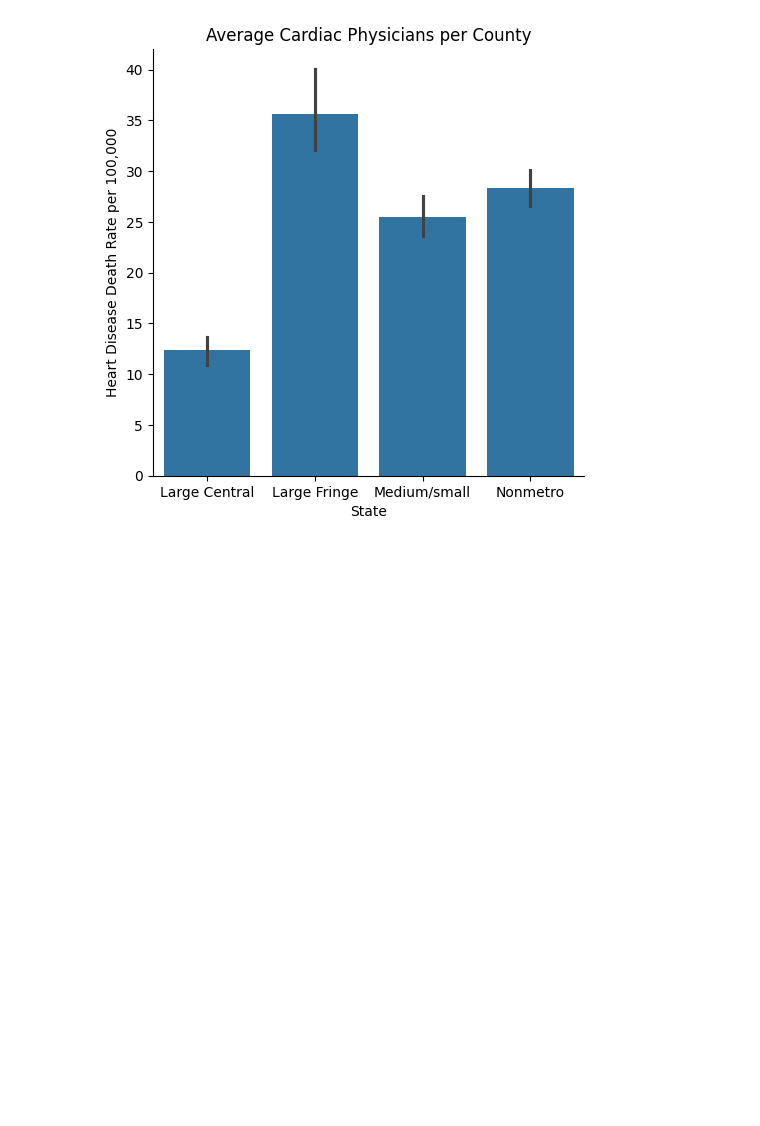
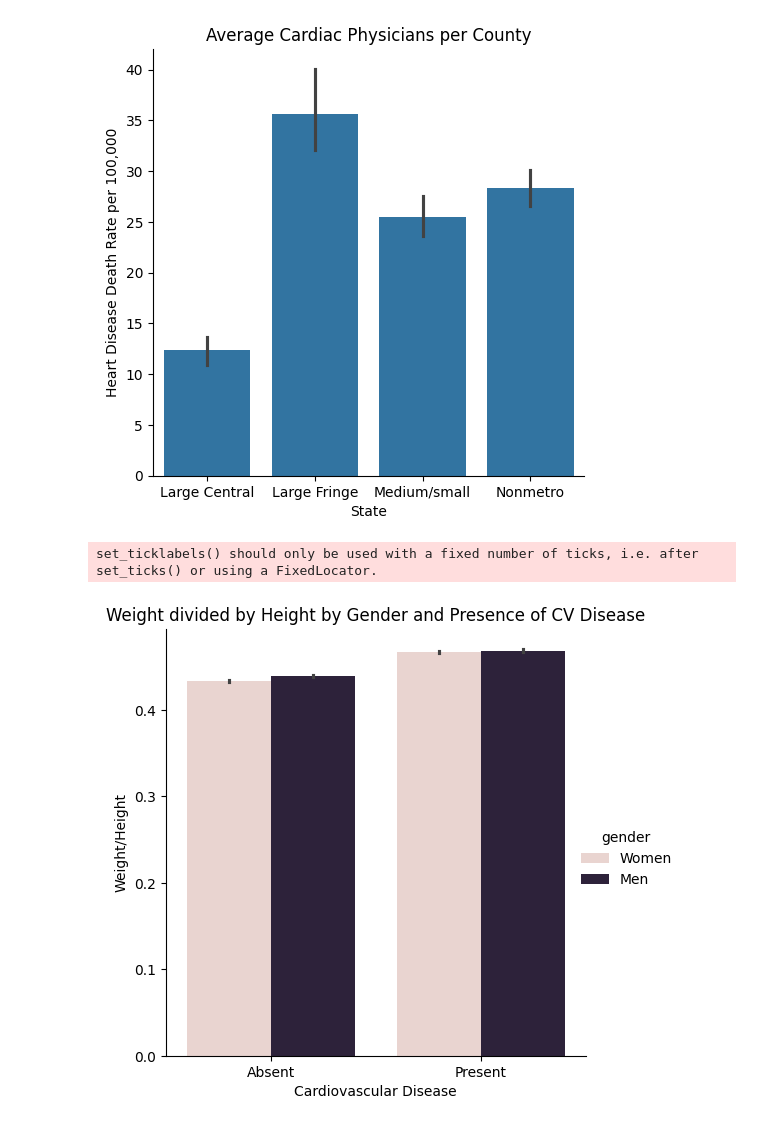
Before and after one commit to kevinwguo/216Project, a Jupyter notebook: Prototype.ipynb, the cells around one changed output. Cells and saved outputs as stored; diff of their text form; code cells hidden in the pictures; blank space fills up the shorter version.

Commit message:
visualization for weight/height by CV disease and gender

```diff
--- a/Prototype.ipynb
+++ b/Prototype.ipynb
@@ -159,6 +159,19 @@ access.set(xlabel='State', ylabel = "Heart Disease Death Rate per 100,000",
 set_ticklabels() should only be used with a fixed number of ticks, i.e. after set_ticks() or using a FixedLocator.
 <seaborn.axisgrid.FacetGrid at 0x...>
 [figure]
+# %%
+data['wh'] = data['weight']/data['height']
+wh = sns.catplot(data.dropna(), kind="bar", x='cardio', y='wh', hue='gender')
+wh.set(xlabel='Cardiovascular Disease', ylabel = "Weight/Height",
+       title="Weight divided by Height by Gender and Presence of CV Disease",
+       xticklabels=["Absent", "Present"])
+new_labels = ["Women", "Men"]
+for t, l in zip(wh._legend.texts, new_labels): #got this code from ChatGPT
+   t.set_text(l)
+wh._legend.set_bbox_to_anchor([1.05, 0.5])
+# %% [output]
+set_ticklabels() should only be used with a fixed number of ticks, i.e. after set_ticks() or using a FixedLocator.
+[figure, added]
 # %%
 # Confidence Intervals
 urban = final_df[final_df['urban_status'] == 1.0]
```
